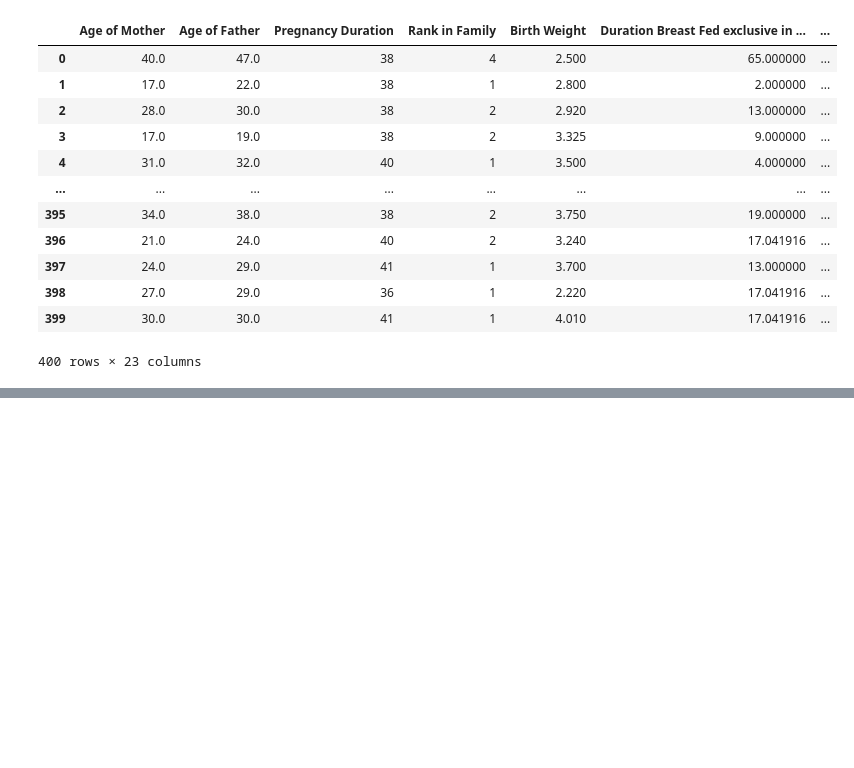
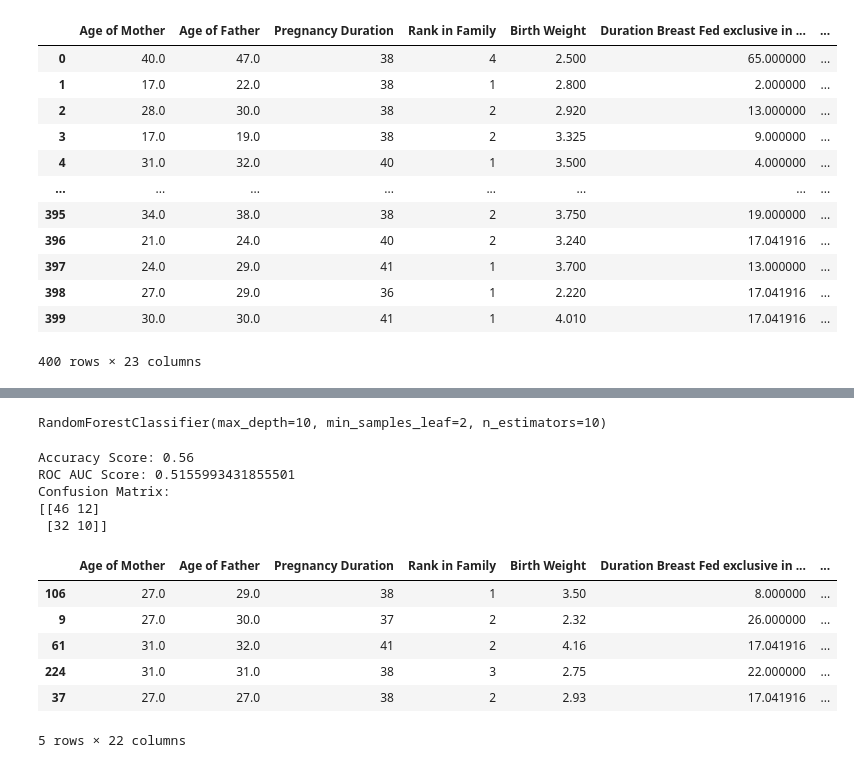
Before and after one commit to datawhys/demo-xavier-ai-summit, a Jupyter notebook: Xavier_Exercise2.ipynb, the cells around one changed output, grey strips where cells are left out. Saved outputs shown, nothing was run; the diff lists cells and outputs as text; code cells hidden in the pictures; blank space fills up the shorter version.

```diff
--- a/Xavier_Exercise2.ipynb
+++ b/Xavier_Exercise2.ipynb
@@ -117,0 +133,4 @@ df_prepared
+# %%
+y = df_prepared[['Asthma_2. Asthma']]
+# %%
+X = df_prepared[[c for c in df_prepared.columns if c != 'Asthma_2. Asthma']]
@@ -117,0 +153,2 @@ df_prepared
+# %%
+X_train, X_val, y_train, y_val = train_test_split(X, y, random_state = 21)
@@ -117,0 +160,32 @@ df_prepared
+# %%
+rfc.fit(X_train, y_train)
+# %% [output]
+RandomForestClassifier(max_depth=10, min_samples_leaf=2, n_estimators=10)
+# %%
+pipeline_preds = rfc.predict(X_val)
+
+val_accuracy = accuracy_score(y_val, pipeline_preds)
+val_roc_auc = roc_auc_score(y_val, pipeline_preds)
+val_confusion_matrix = confusion_matrix(y_val, pipeline_preds)
+
+print(f'Accuracy Score: {val_accuracy}')
+print(f'ROC AUC Score: {val_roc_auc}')
+print(f'Confusion Matrix: \n{val_confusion_matrix}')
+# %% [output]
+Accuracy Score: 0.56
+ROC AUC Score: 0.5155993431855501
+Confusion Matrix:
+[[46 12]
+ [32 10]]
+# %%
+df_val = pd.concat([X_val, y_val], axis = 1)
+# %%
+df_val.head()
+# %% [output]
+|  | Age of Mother | Age of Father | Pregnancy Duration | Rank in Family | Birth Weight | Duration Breast Fed exclusive in ... | ... |
+| 106 | 27.0 | 29.0 | 38 | 1 | 3.50 | 8.000000 | ... |
+| 9 | 27.0 | 30.0 | 37 | 2 | 2.32 | 26.000000 | ... |
+| 61 | 31.0 | 32.0 | 41 | 2 | 4.16 | 17.041916 | ... |
+| 224 | 31.0 | 31.0 | 38 | 3 | 2.75 | 22.000000 | ... |
+| 37 | 27.0 | 27.0 | 38 | 2 | 2.93 | 17.041916 | ... |
+5 rows × 22 columns
```
Also changed, not shown: parts of 17 cells of this notebook.
